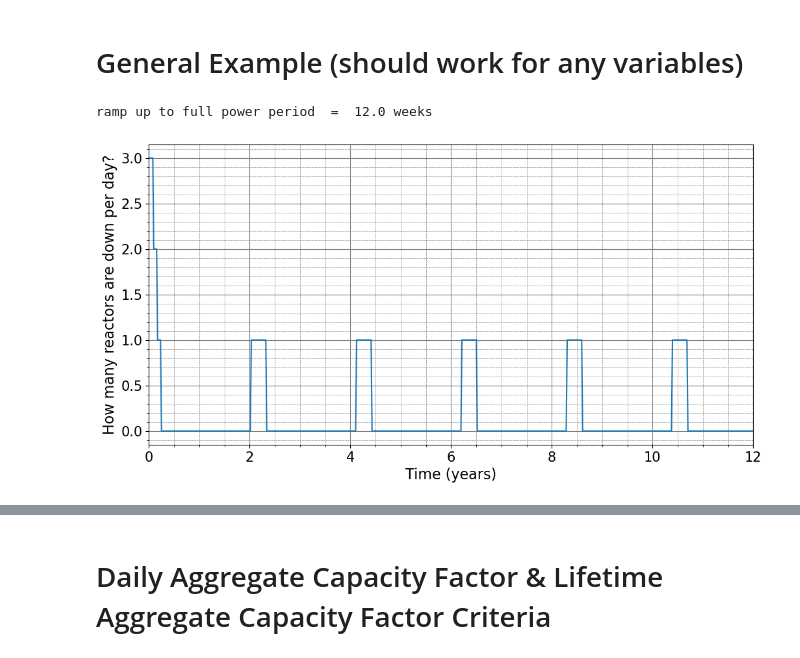
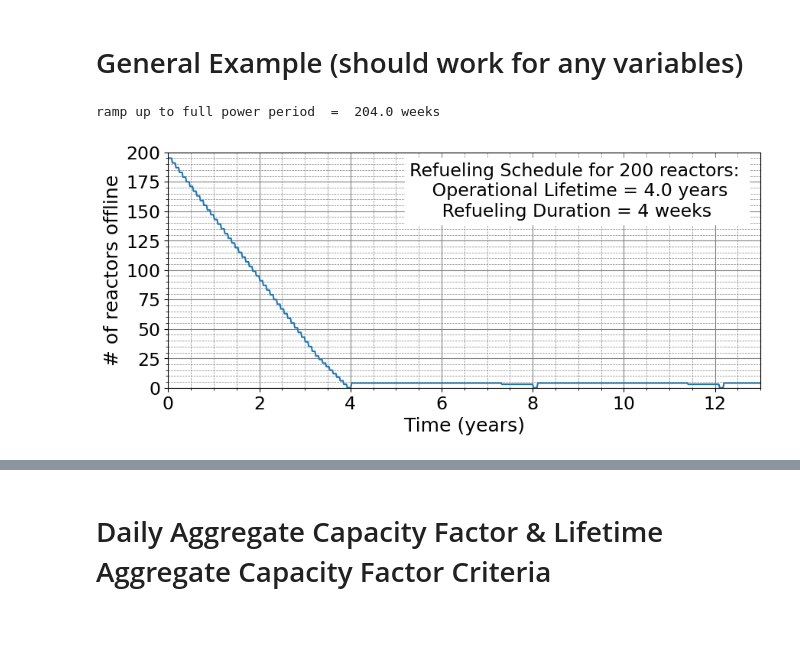
Before and after one commit to BotrosHanna-INL/nuc_DataCenters, a Jupyter notebook: reliability.ipynb, the cells around one changed output, grey strips where cells are left out. Saved outputs shown, nothing was run; the diff lists cells and outputs as text; code cells hidden in the pictures; blank space fills up the shorter version.

```diff
--- a/reliability.ipynb
+++ b/reliability.ipynb
@@ -47,7 +56,7 @@ from schedule_mixed_reactor_optimizer import optimize_schedule
 # %%
 fig = plt.figure(figsize=(10, 3))
 power = 10 # MWe
-fuel_lifetime = int(np.ceil((2*365)/7))# (2 years) in weeks
+fuel_lifetime = int(np.ceil((4*365)/7))# (4 years) in weeks
 refueling_period = 4 # 4 weeks
 levelization_period = int((40*365)/7) # weeks
 inital_delay = 0
@@ -63,7 +72,7 @@ for time in range(1, levelization_period+1):
 
 
 plt.plot((np.array(t_list))/52.1429, P_list)
-plt.xlim(0, 6)
+plt.xlim(0, 13)
 plt.ylim(0, 1.05*power)
 plt.xlabel('Time (years)', fontsize=18)
 plt.ylabel('Power', fontsize=18)
@@ -80,7 +89,7 @@ plt.xticks(fontsize=17)
 # plt.title(f"Refueling schedule for a Single Reactor \n Fuel Lifetime = {int(np.round(fuel_lifetime/52.1429, 1))} Years, \
 # Refueling Duration = {refueling_period} Weeks  \n",  fontsize=18)
 
-plt.savefig(f'schedule.png', bbox_inches='tight')
+plt.savefig('results/schedule.png', bbox_inches='tight')
 
 # plt.show()
 # %% [output]
@@ -165,7 +175,8 @@ for i in range(len(initial_delay_list)):
 
     plt.plot(np.array(t_list)/52.1429, P_list, label = f"reactor # {i+1}")
     # plt.legend( loc='lower right' , fontsize=15)
-    plt.xlim(0, 6)
+    plt.xlim(0, 13)
+
 
     plt.xlabel('Time (years)', fontsize= 18)
     plt.ylabel('Power', fontsize=18)
@@ -180,7 +191,7 @@ plt.yticks(fontsize=17)
 plt.xticks(fontsize=17)
 plt.gca().yaxis.set_major_locator(plt.NullLocator())
 
-plt.savefig(f'schedule_4.png', bbox_inches='tight')
+plt.savefig('results/schedule_4.png', bbox_inches='tight')
 
 plt.show()
 
@@ -238,45 +253,49 @@ This can be formulated as follows
 # %% [markdown]
 # General Example (should work for any variables)
 # %%
-fig = plt.figure(figsize=(12, 6))
-
-num_reactors = 4
-power1 = 1
-
+fig = plt.figure(figsize=(10, 4))
+num_reactors = 200
+power1 = 20
 schedule = calculate_schedule_multiple_reactors_weeks_approach(fuel_lifetime, refueling_period, num_reactors, power1, levelization_period)
 times =  schedule[0]
 powers =  schedule[1]
 
-# for n in range(len(powers)): # i can plot this but it is hard to see!
-#     plt.plot(times, powers[n] )
+# Here we assume a microreactor
+fuel_lifetime = fuel_cycle_length(20)
+refueling_period =  refueling_duration_estimate(20)
 
 
 P_list_tot_array = (np.vstack(powers))
 
 reactors_down_list = []
 for n in range(P_list_tot_array.shape[1]):
     arr = P_list_tot_array[:,n]
     reactors_down_list.append(np.count_nonzero(arr==0))
 
 
 plt.plot(np.array(times)/52.1428,  reactors_down_list)
-plt.xlabel('Time (years)', fontsize=16)
-plt.ylabel('How many reactors are down per day?', fontsize=16)
-# plt.title(f"Refueling Schedule for {num_reactors} reactors \n Fuel Lifetime = { int(np.round(fuel_lifetime/365, 1))} years , Refueling Period = {refueling_period} days  \n", fontsize=16)
+# plt.yscale('log')
 
+plt.xlabel('Time (years)', fontsize=18)
+plt.ylabel('# of reactors offline', fontsize=18)
 
-plt.yticks(fontsize=15)
-plt.xticks(fontsize=15)
+plt.title(f"Refueling Schedule for {num_reactors} reactors: \n Operational Lifetime = {np.ceil(fuel_lifetime/52.1429)} years\n Refueling Duration = {refueling_period} weeks ", fontsize= 17,\
+    x=0.69, y=0.7, backgroundcolor='white')
+
 
 plt.grid(which='major', color='grey', linewidth=0.8)
 plt.grid(which='minor', color='grey', linestyle='dashed', linewidth=0.5)
+plt.yticks(fontsize=17)
+plt.xticks(fontsize=17)
+
 plt.minorticks_on()
-plt.xlim(0, 12)
-# plt.ylim(0, 3.1)
+plt.xlim(0, 13) #
+plt.ylim(0, 200)
+
 print( "ramp up to full power period  = ", schedule[2], "weeks")
-
-plt.savefig(f'Num_reactors_Down_4.png', bbox_inches='tight')
+plt.savefig(f'results/schedule_200_offline.png', bbox_inches='tight')
+plt.show()
 # %% [output]
-ramp up to full power period  =  12.0 weeks
+ramp up to full power period  =  204.0 weeks
-[figure, old version]
+[figure, new version]
 # %%
```
Also changed, not shown: parts of 17 cells of this notebook, 44 other files.
